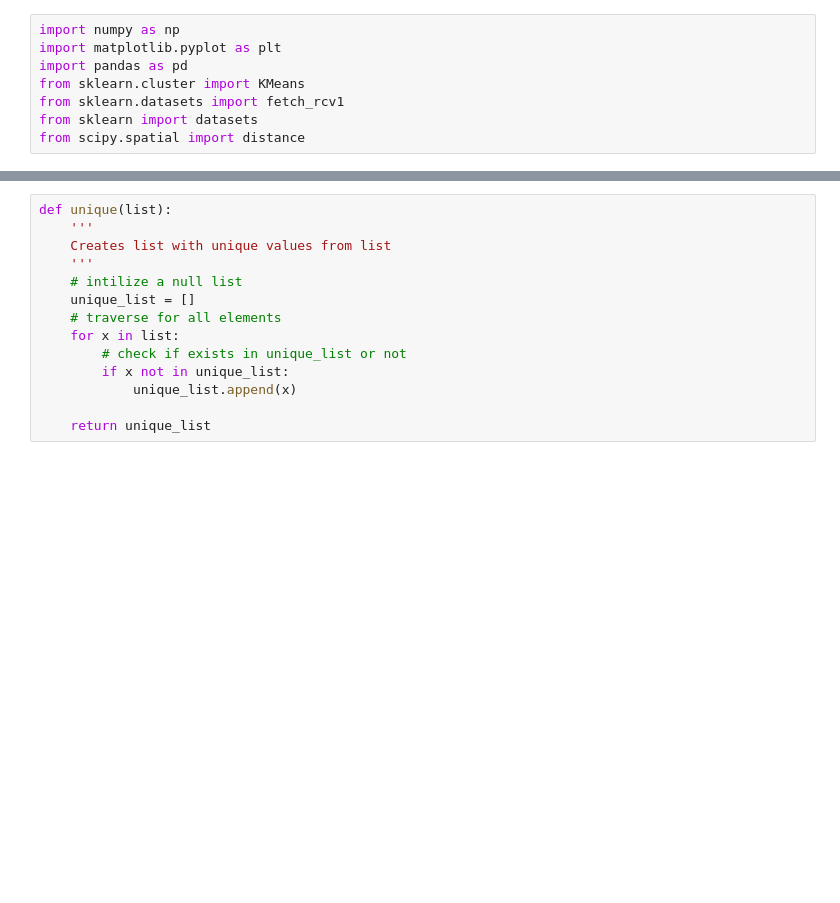
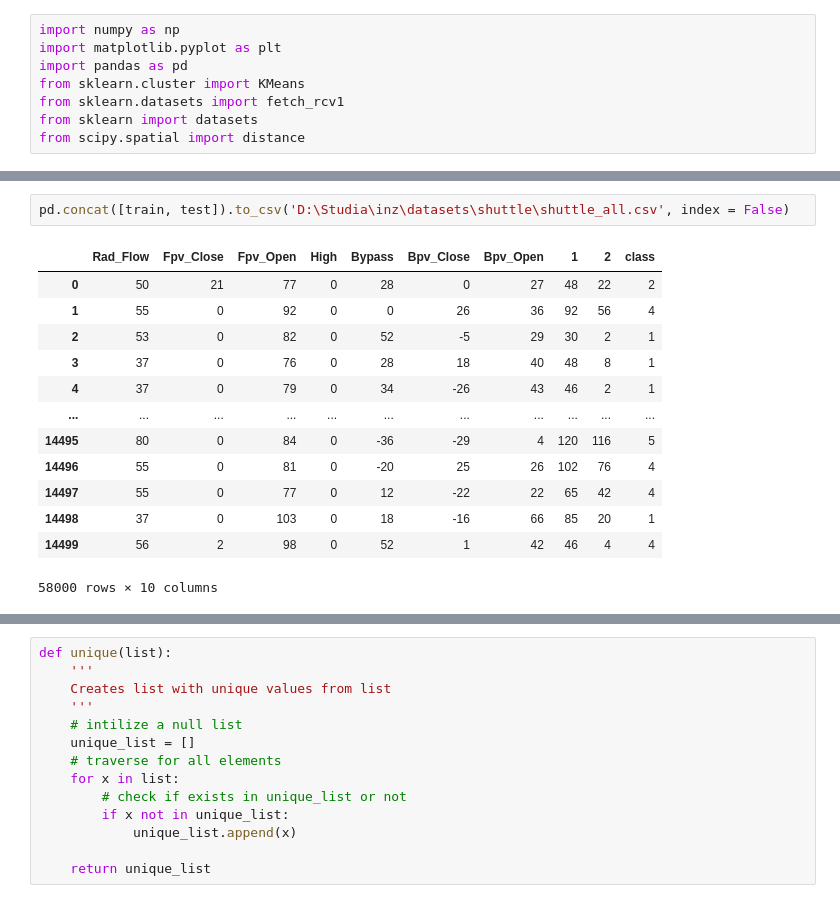
Before and after one commit to paultro708/DataReduction, a Jupyter notebook: fixed_clustering.ipynb, the cells around one changed output, grey strips where cells are left out. Cells and saved outputs as stored; diff of their text form; blank space fills up the shorter version.

```diff
--- a/fixed_clustering.ipynb
+++ b/fixed_clustering.ipynb
@@ -11,3 +62,19 @@ x = [[3,4,545.454,4543]]
+# %%
+pd.concat([train, test]).to_csv('D:\Studia\inz\datasets\shuttle\shuttle_all.csv', index = False)
+# %% [output]
+|  | Rad_Flow | Fpv_Close | Fpv_Open | High | Bypass | Bpv_Close | Bpv_Open | 1 | 2 | class |
+| 0 | 50 | 21 | 77 | 0 | 28 | 0 | 27 | 48 | 22 | 2 |
+| 1 | 55 | 0 | 92 | 0 | 0 | 26 | 36 | 92 | 56 | 4 |
+| 2 | 53 | 0 | 82 | 0 | 52 | -5 | 29 | 30 | 2 | 1 |
+| 3 | 37 | 0 | 76 | 0 | 28 | 18 | 40 | 48 | 8 | 1 |
+| 4 | 37 | 0 | 79 | 0 | 34 | -26 | 43 | 46 | 2 | 1 |
+| ... | ... | ... | ... | ... | ... | ... | ... | ... | ... | ... |
+| 14495 | 80 | 0 | 84 | 0 | -36 | -29 | 4 | 120 | 116 | 5 |
+| 14496 | 55 | 0 | 81 | 0 | -20 | 25 | 26 | 102 | 76 | 4 |
+| 14497 | 55 | 0 | 77 | 0 | 12 | -22 | 22 | 65 | 42 | 4 |
+| 14498 | 37 | 0 | 103 | 0 | 18 | -16 | 66 | 85 | 20 | 1 |
+| 14499 | 56 | 2 | 98 | 0 | 52 | 1 | 42 | 46 | 4 | 4 |
+58000 rows × 10 columns
 # %%
 from sklearn.preprocessing import StandardScaler
 scaler = StandardScaler().fit(x)
```
Also changed, not shown: parts of 81 cells of this notebook, 16 other files.
